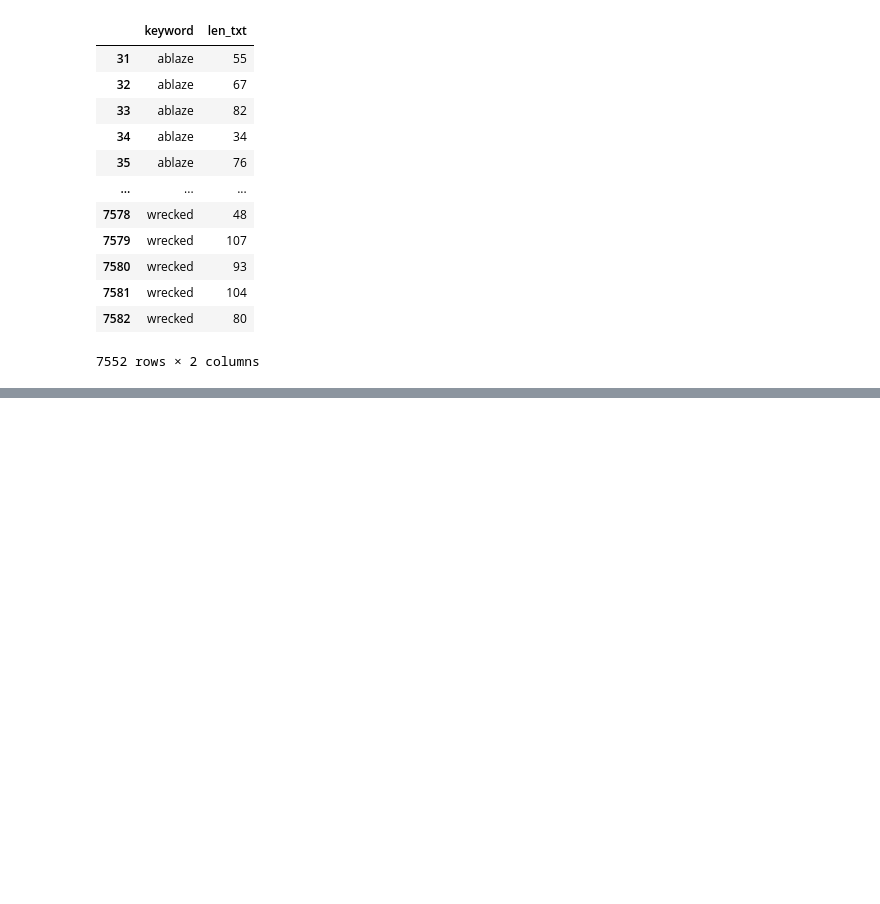
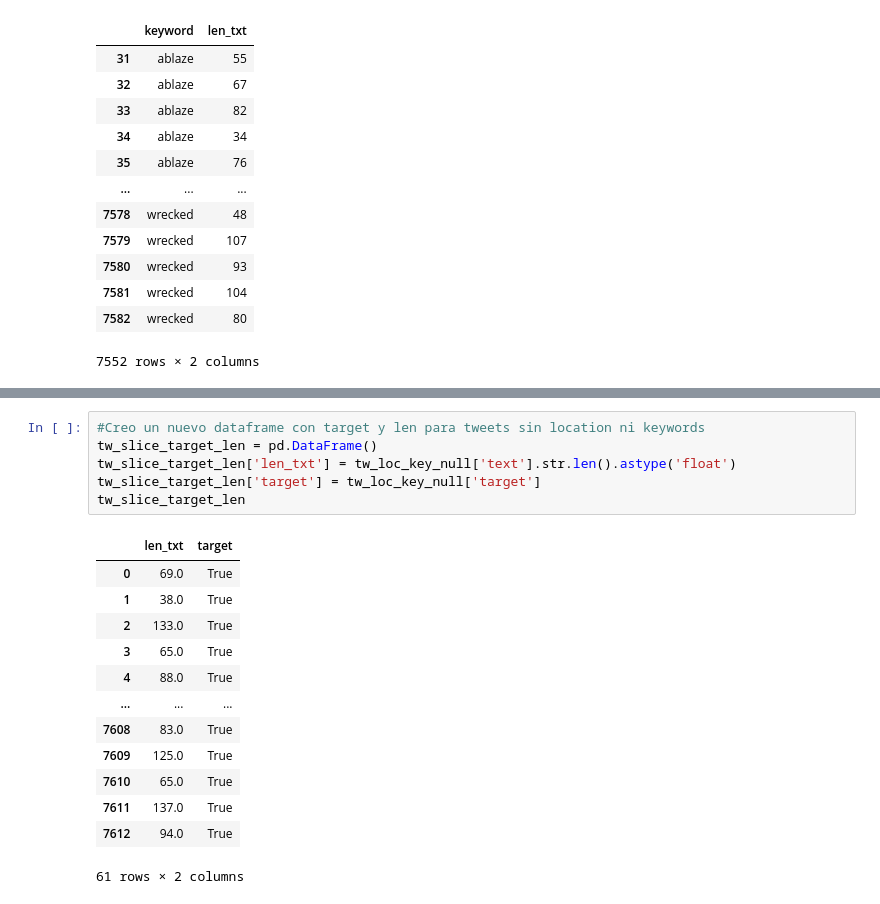
Before and after one commit to NicoGarofalo/TPDatos, a Jupyter notebook: TP1.ipynb, the cells around one changed output, grey strips where cells are left out. Saved outputs shown, nothing was run; the diff lists cells and outputs as text; blank space fills up the shorter version.

```diff
--- a/TP1.ipynb
+++ b/TP1.ipynb
@@ -824,3 +822,23 @@ len_tw_key_loc_null = false_loc_null['text'].str.len()
 len_tw_key_loc_null.mean()
 # %% [output]
 25.05263157894737
+# %%
+#Creo un nuevo dataframe con target y len para tweets sin location ni keywords
+tw_slice_target_len = pd.DataFrame()
+tw_slice_target_len['len_txt'] = tw_loc_key_null['text'].str.len().astype('float')
+tw_slice_target_len['target'] = tw_loc_key_null['target']
+tw_slice_target_len
+# %% [output]
+|  | len_txt | target |
+| 0 | 69.0 | True |
+| 1 | 38.0 | True |
+| 2 | 133.0 | True |
+| 3 | 65.0 | True |
+| 4 | 88.0 | True |
+| ... | ... | ... |
+| 7608 | 83.0 | True |
+| 7609 | 125.0 | True |
+| 7610 | 65.0 | True |
+| 7611 | 137.0 | True |
+| 7612 | 94.0 | True |
+61 rows × 2 columns
```
Also changed, not shown: parts of 20 cells of this notebook.
